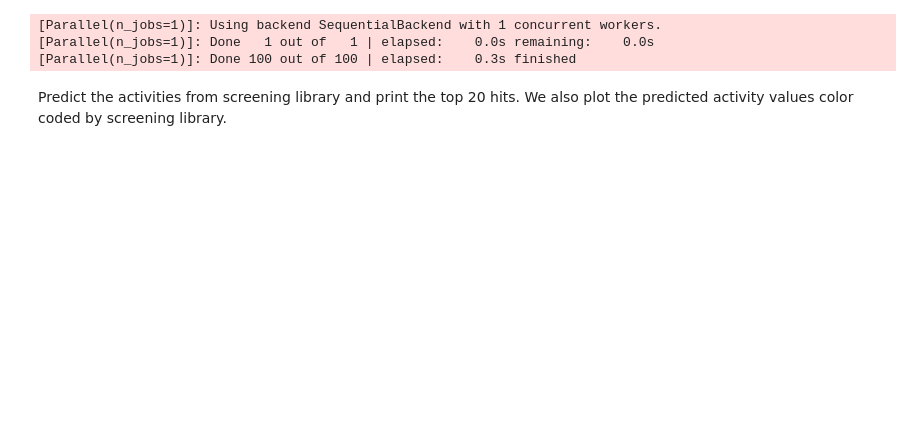
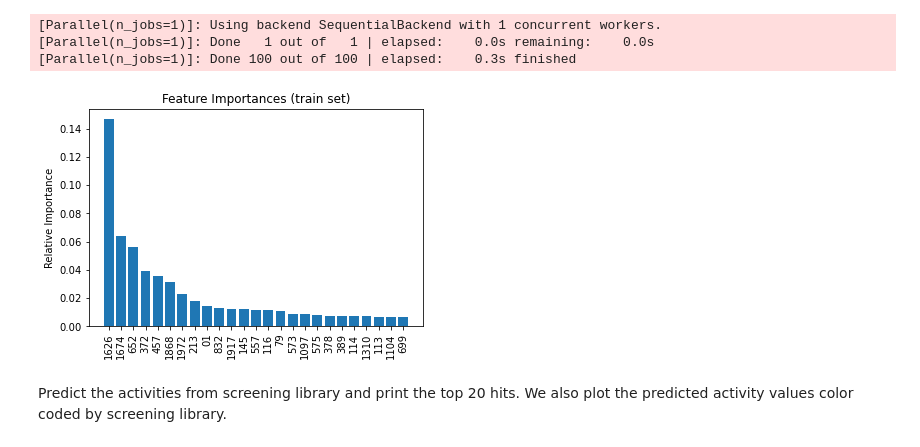
Before and after one commit to srensi/tmprss2, a Jupyter notebook: notebooks/random_forest_clean.ipynb, the cells around one changed output. Cells and saved outputs as stored; diff of their text form; code cells hidden in the pictures; blank space fills up the shorter version.

```diff
--- a/notebooks/random_forest_clean.ipynb
+++ b/notebooks/random_forest_clean.ipynb
@@ -306,6 +273,17 @@ predicted_activity=rg_all.predict(screening)
 [Parallel(n_jobs=1)]: Using backend SequentialBackend with 1 concurrent workers.
 [Parallel(n_jobs=1)]: Done   1 out of   1 | elapsed:    0.0s remaining:    0.0s
 [Parallel(n_jobs=1)]: Done 100 out of 100 | elapsed:    0.3s finished
+# %%
+importances = rg_all.feature_importances_
+featurenums = np.array([str(x).zfill(2) for x in range(len(importances))])
+indices = np.argsort(importances)[::-1][0:25]#get the 25 most important features
+plt.title('Feature Importances (train set)')
+plt.bar(range(len(indices)), importances[indices], align='center')
+plt.ylabel('Relative Importance')
+plt.xticks(range(len(indices)), featurenums[indices], rotation=90)
+plt.show()
+# %% [output]
+[figure, added]
 # %% [markdown]
 Predict the activities from screening library and print the top 20 hits.  We also plot the predicted activity values color coded by screening library.
 # %%
```
Also changed, not shown: parts of 26 cells of this notebook, 2 other files.
